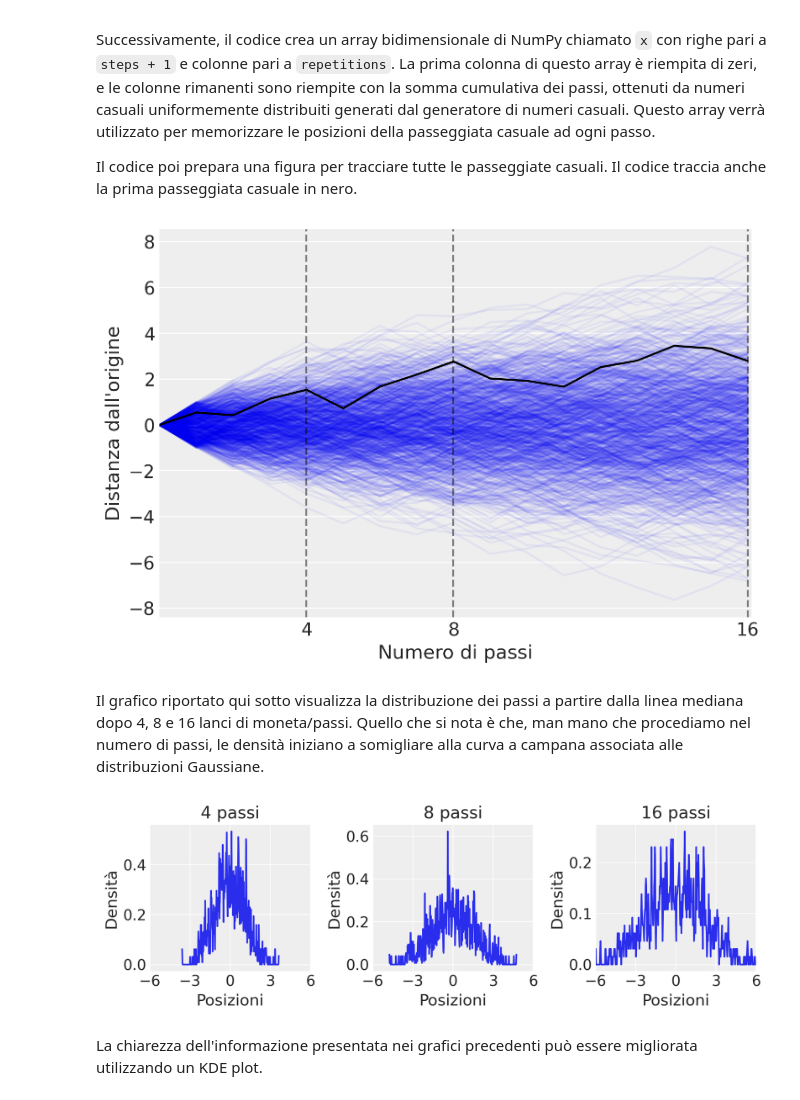
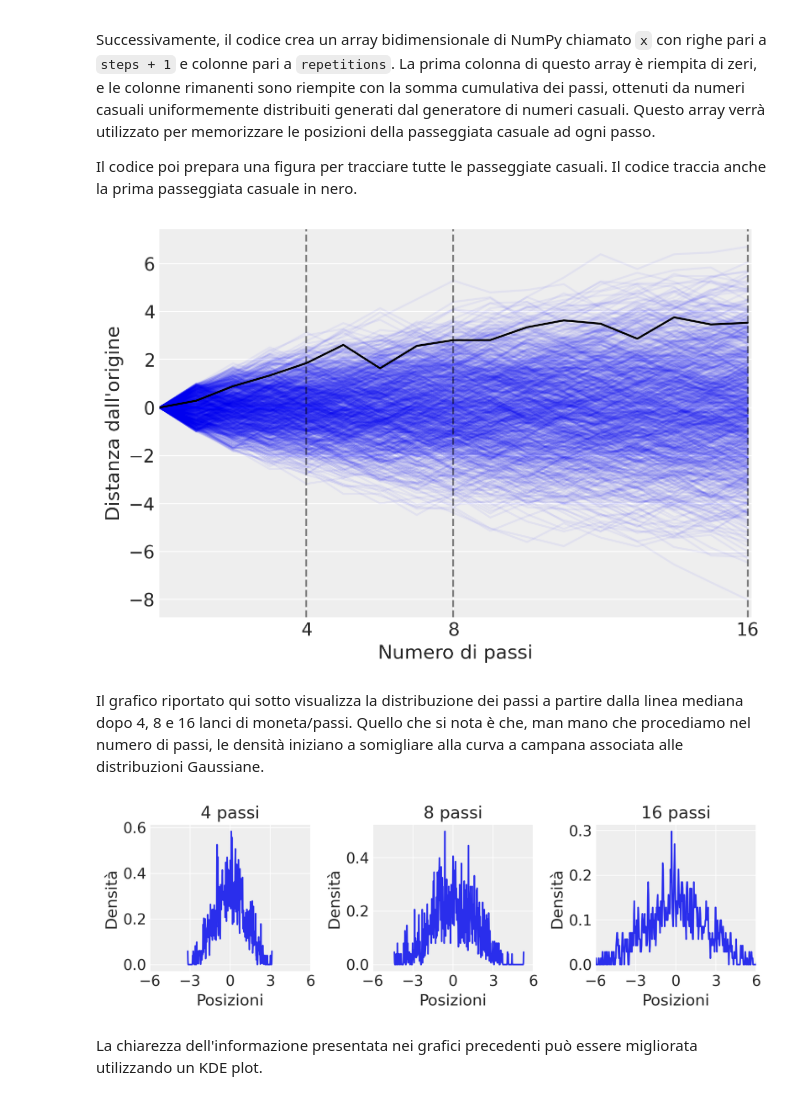
Before and after one commit to ccaudek/ds4p, a Jupyter notebook: _build/jupyter_execute/chapter_3/08_cont_rv_distr.ipynb, the cells around one changed output. Cells and saved outputs as stored; diff of their text form; code cells hidden in the pictures.

```diff
--- a/_build/jupyter_execute/chapter_3/08_cont_rv_distr.ipynb
+++ b/_build/jupyter_execute/chapter_3/08_cont_rv_distr.ipynb
@@ -331,41 +328,38 @@ Successivamente, il codice crea un array bidimensionale di NumPy chiamato `x` co
 
 Il codice poi prepara una figura per tracciare tutte le passeggiate casuali. Il codice traccia anche la prima passeggiata casuale in nero.
 # %%
-# Inizializza il generatore di numeri casuali
-generatore_casuale = np.random.default_rng(RANDOM_SEED)
-
 # Parametri della simulazione
 numero_passi = 16  # Numero di passi per passeggiata
 ripetizioni = 1000  # Numero di passeggiate da generare
 punti_da_evidenziare = [4, 8, 16]  # Punti da evidenziare sul grafico
 
 # Inizializza l'array per registrare le passeggiate casuali
 x = np.zeros((numero_passi + 1, ripetizioni))
 
 # Genera le passeggiate casuali
 for i in range(ripetizioni):
-    passi = generatore_casuale.uniform(-1, 1, numero_passi)  # Genera passi casuali
+    passi = rng.uniform(-1, 1, numero_passi)  # Genera passi casuali
     x[1:, i] = np.cumsum(passi)  # Calcola la posizione cumulativa
 
 # Prepara il grafico
 fig, ax = plt.subplots()
 plt.plot(x, color="blue", alpha=0.05)  # Disegna tutte le passeggiate
 plt.plot(x[:, 0], color="black")  # Evidenzia la prima passeggiata
 
 # Evidenzia i punti specifici
 for punto in punti_da_evidenziare:
     plt.axvline(punto, linestyle="--", color="black", alpha=0.5)
 
 # Imposta etichette e aspetti del grafico
 plt.xlabel("Numero di passi")
 plt.ylabel("Distanza dall'origine")
 ax.set_xticks(punti_da_evidenziare)
 plt.xlim(0, numero_passi + 0.1)
 
 # Mostra il grafico
 plt.show()
 # %% [output]
-[figure, old version]
+[figure, new version]
 # %% [markdown]
 Il grafico riportato qui sotto visualizza la distribuzione dei passi a partire dalla linea mediana dopo 4, 8 e 16 lanci di moneta/passi. Quello che si nota è che, man mano che procediamo nel numero di passi, le densità iniziano a somigliare alla curva a campana associata alle distribuzioni Gaussiane.
 # %%
@@ -388,7 +382,7 @@ for step, ax in zip(punti_da_evidenziare, axs):
 plt.tight_layout()
 plt.show()
 # %% [output]
-[figure, old version]
+[figure, new version]
 # %% [markdown]
 La chiarezza dell'informazione presentata nei grafici precedenti può essere migliorata utilizzando un KDE plot.
 # %%
```
Also changed, not shown: parts of 36 cells of this notebook, 13 other files.
